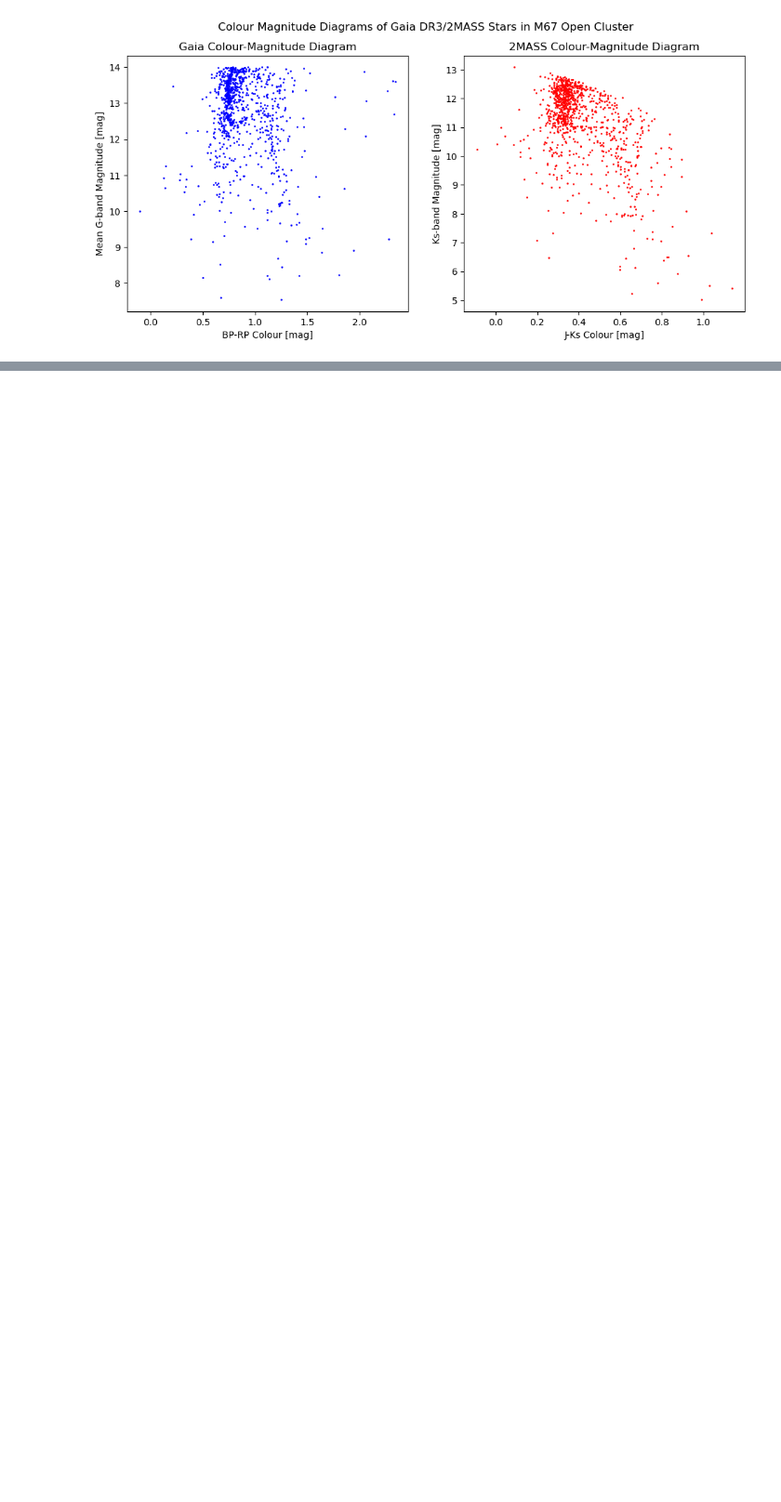
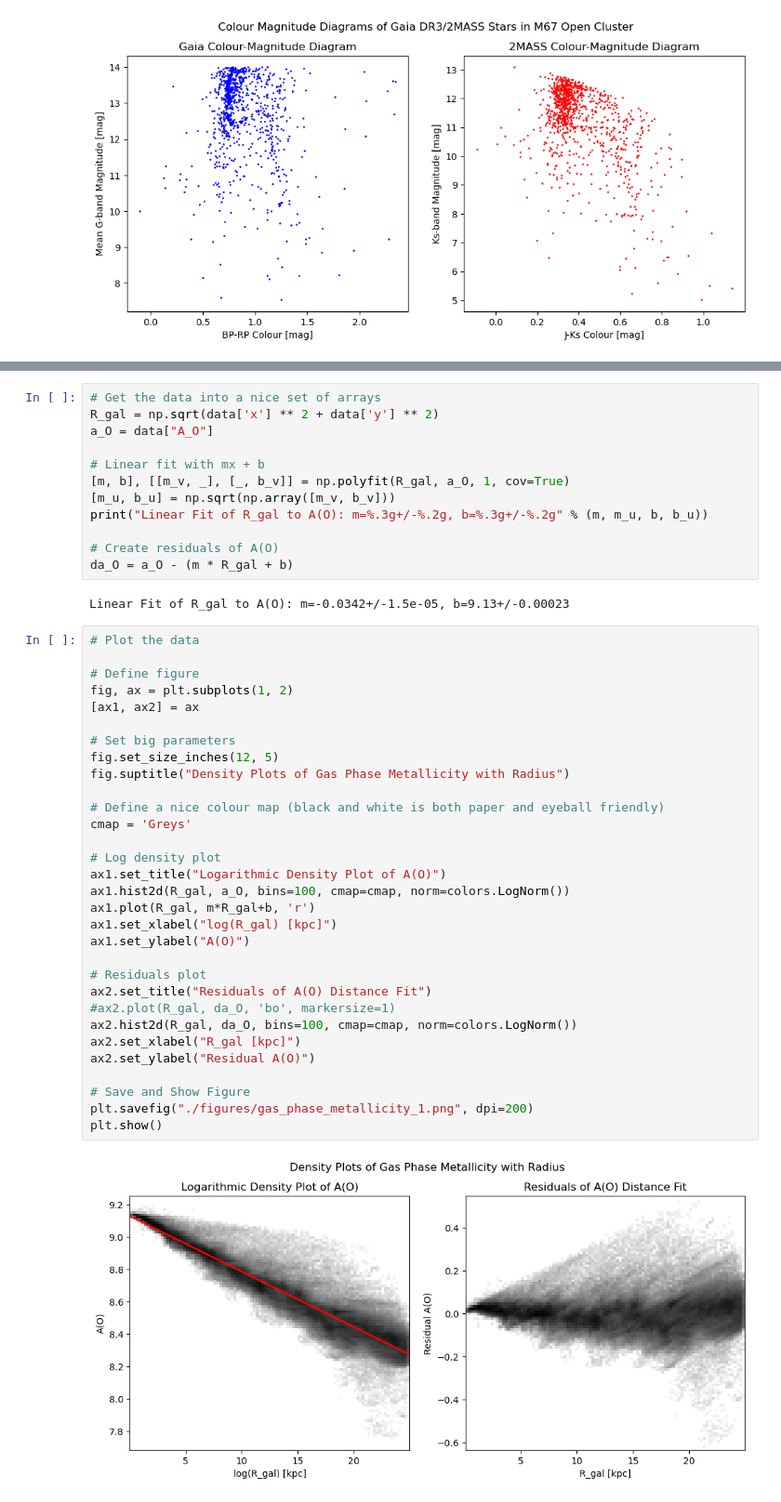
Before and after one commit to Olivex727/olivia-astr4004-ass3, a Jupyter notebook: u7280249.ipynb, the cells around one changed output, grey strips where cells are left out. Shown at 93% size. Drawn from its saved outputs; the diff is of its cells as text; blank space fills up the shorter version.

```diff
--- a/u7280249.ipynb
+++ b/u7280249.ipynb
@@ -232,0 +261,47 @@ E
+# %%
+# Get the data into a nice set of arrays
+R_gal = np.sqrt(data['x'] ** 2 + data['y'] ** 2)
+a_O = data["A_O"]
+
+# Linear fit with mx + b
+[m, b], [[m_v, _], [_, b_v]] = np.polyfit(R_gal, a_O, 1, cov=True)
+[m_u, b_u] = np.sqrt(np.array([m_v, b_v]))
+print("Linear Fit of R_gal to A(O): m=%.3g+/-%.2g, b=%.3g+/-%.2g" % (m, m_u, b, b_u))
+
+# Create residuals of A(O)
+da_O = a_O - (m * R_gal + b)
+# %% [output]
+Linear Fit of R_gal to A(O): m=-0.0342+/-1.5e-05, b=9.13+/-0.00023
+# %%
+# Plot the data
+
+# Define figure
+fig, ax = plt.subplots(1, 2)
+[ax1, ax2] = ax
+
+# Set big parameters
+fig.set_size_inches(12, 5)
+fig.suptitle("Density Plots of Gas Phase Metallicity with Radius")
+
+# Define a nice colour map (black and white is both paper and eyeball friendly)
+cmap = 'Greys'
+
+# Log density plot
+ax1.set_title("Logarithmic Density Plot of A(O)")
+ax1.hist2d(R_gal, a_O, bins=100, cmap=cmap, norm=colors.LogNorm())
+ax1.plot(R_gal, m*R_gal+b, 'r')
+ax1.set_xlabel("log(R_gal) [kpc]")
+ax1.set_ylabel("A(O)")
+
+# Residuals plot
+ax2.set_title("Residuals of A(O) Distance Fit")
+#ax2.plot(R_gal, da_O, 'bo', markersize=1)
+ax2.hist2d(R_gal, da_O, bins=100, cmap=cmap, norm=colors.LogNorm())
+ax2.set_xlabel("R_gal [kpc]")
+ax2.set_ylabel("Residual A(O)")
+
+# Save and Show Figure
+plt.savefig("./figures/gas_phase_metallicity_1.png", dpi=200)
+plt.show()
+# %% [output]
+[figure, added]
```
Also changed, not shown: parts of 6 cells of this notebook, 3 other files.
